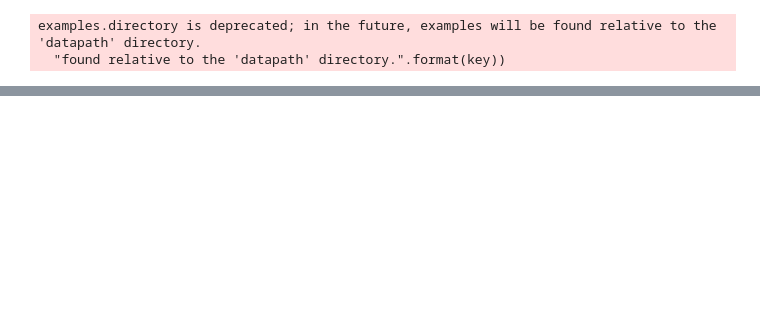
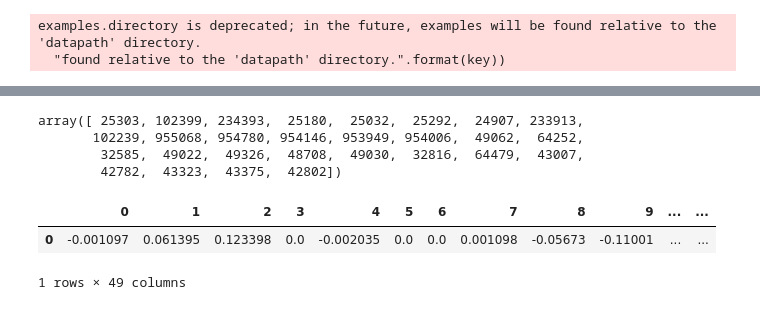
Before and after one commit to glucksfall/sterope, a Jupyter notebook: example/kasim/analysis.ipynb, the cells around one changed output, grey strips where cells are left out. Drawn from its saved outputs; the diff is of its cells as text; code cells hidden in the pictures; blank space fills up the shorter version.

```diff
--- a/example/kasim/analysis.ipynb
+++ b/example/kasim/analysis.ipynb
@@ -82,0 +79,13 @@ pd1 / pd2
+# %%
+pandas.DataFrame(data = din_hits).iloc[:, 0].values
+# %% [output]
+array([ 25303, 102399, 234393,  25180,  25032,  25292,  24907, 233913,
+       102239, 955068, 954780, 954146, 953949, 954006,  49062,  64252,
+        32585,  49022,  49326,  48708,  49030,  32816,  64479,  43007,
+        42782,  43323,  43375,  42802])
+# %%
+pandas.DataFrame(numpy.reshape(pandas.DataFrame([x[1:] for x in data['din_fluxs'].iloc[1:]]).values, (1,49)))
+# %% [output]
+|  | 0 | 1 | 2 | 3 | 4 | 5 | 6 | 7 | 8 | 9 | ... | ... |
+| 0 | -0.001097 | 0.061395 | 0.123398 | 0.0 | -0.002035 | 0.0 | 0.0 | 0.001098 | -0.05673 | -0.11001 | ... | ... |
+1 rows × 49 columns
```
Also changed, not shown: parts of 10 cells of this notebook, 4 other files.
